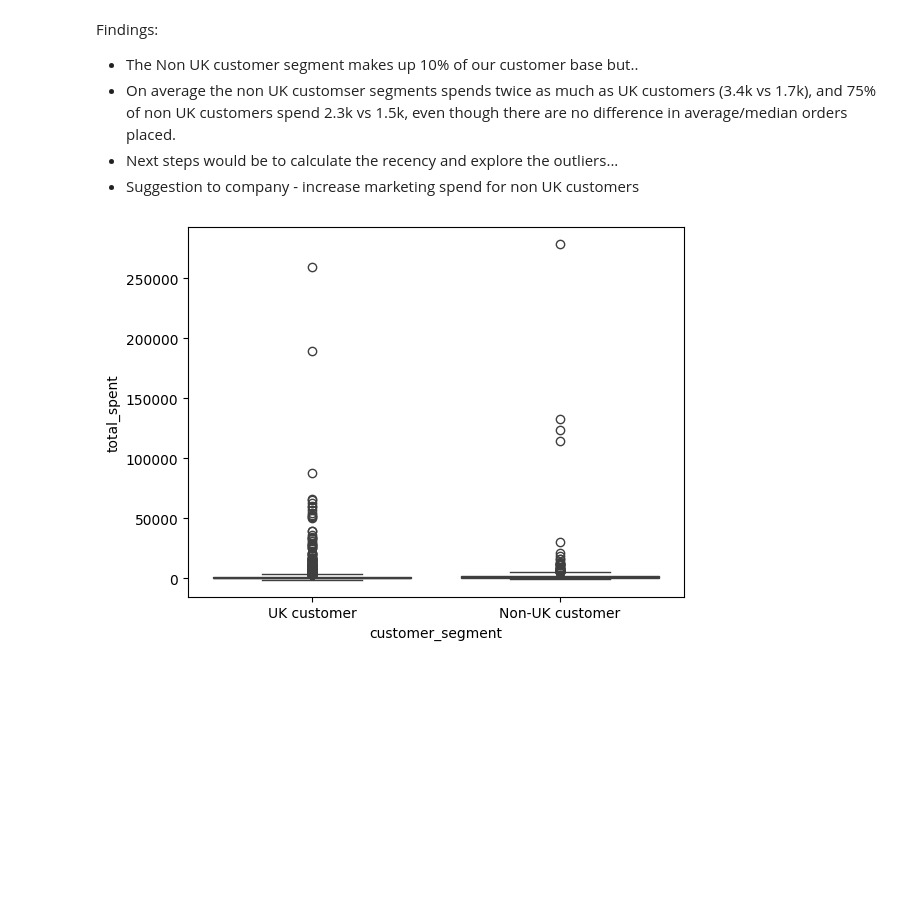
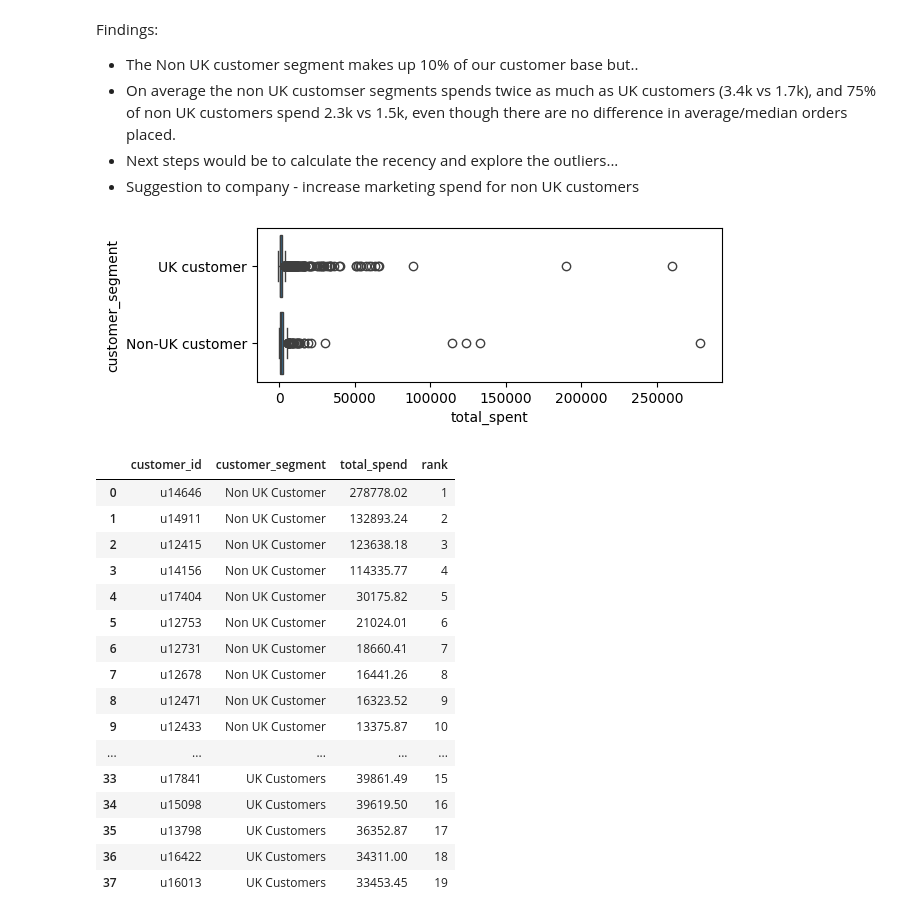
Before and after one commit to shaq31415926/Sep-Bootcamp, a Jupyter notebook: customer-segmentation/notebooks/02-sh-customer-segmentation.ipynb, the cells around one changed output. Drawn from its saved outputs; the diff is of its cells as text; code cells hidden in the pictures; blank space fills up the shorter version.

```diff
--- a/customer-segmentation/notebooks/02-sh-customer-segmentation.ipynb
+++ b/customer-segmentation/notebooks/02-sh-customer-segmentation.ipynb
@@ -121,9 +113,9 @@ Findings:
 - Next steps would be to calculate the recency and explore the outliers...
 - Suggestion to company - increase marketing spend for non UK customers
 # %%
-sns.boxplot(x="customer_segment", y="total_spent", data=customer_data);
+sns.boxplot(y="customer_segment", x="total_spent", data=customer_data);
 # %% [output]
-[figure, old version]
+[figure, new version]
 # %%
 # for reference, code to normalize a variable
 
@@ -131,0 +146,20 @@ customer_data['total_spent_normalised'] = (customer_data.total_spent - customer_
+# %%
+top_customers
+# %% [output]
+|  | customer_id | customer_segment | total_spend | rank |
+| 0 | u14646 | Non UK Customer | 278778.02 | 1 |
+| 1 | u14911 | Non UK Customer | 132893.24 | 2 |
+| 2 | u12415 | Non UK Customer | 123638.18 | 3 |
+| 3 | u14156 | Non UK Customer | 114335.77 | 4 |
+| 4 | u17404 | Non UK Customer | 30175.82 | 5 |
+| 5 | u12753 | Non UK Customer | 21024.01 | 6 |
+| 6 | u12731 | Non UK Customer | 18660.41 | 7 |
+| 7 | u12678 | Non UK Customer | 16441.26 | 8 |
+| 8 | u12471 | Non UK Customer | 16323.52 | 9 |
+| 9 | u12433 | Non UK Customer | 13375.87 | 10 |
+| ... | ... | ... | ... | ... |
+| 33 | u17841 | UK Customers | 39861.49 | 15 |
+| 34 | u15098 | UK Customers | 39619.50 | 16 |
+| 35 | u13798 | UK Customers | 36352.87 | 17 |
+| 36 | u16422 | UK Customers | 34311.00 | 18 |
+| 37 | u16013 | UK Customers | 33453.45 | 19 |
```
Also changed, not shown: parts of 4 cells of this notebook.
